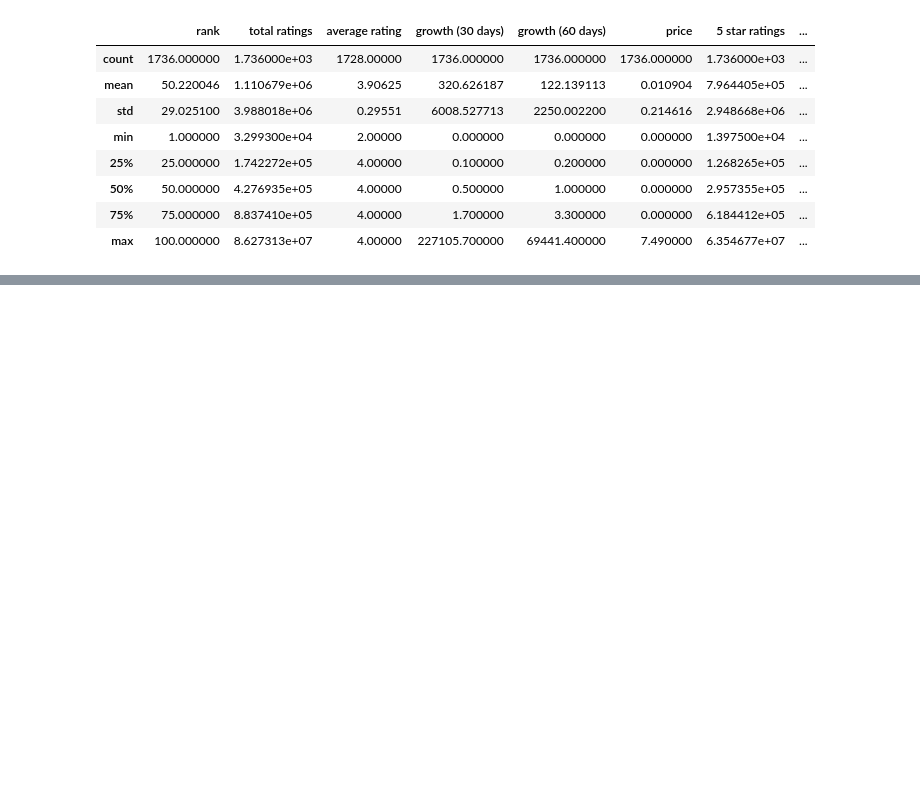
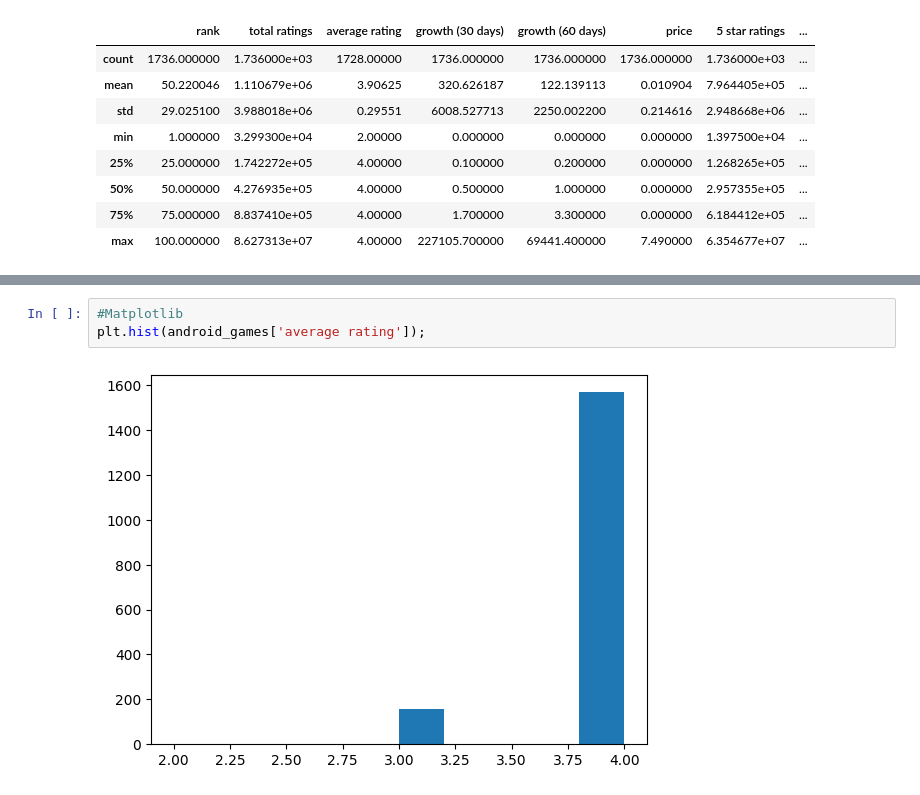
Before and after one commit to jfgesis/Limpieza_de_Datos, a Jupyter notebook: LimpiezaDatos_VideoJuegos.ipynb, the cells around one changed output, grey strips where cells are left out. Cells and saved outputs as stored; diff of their text form; blank space fills up the shorter version.

```diff
--- a/LimpiezaDatos_VideoJuegos.ipynb
+++ b/LimpiezaDatos_VideoJuegos.ipynb
@@ -64,0 +121,5 @@ android_games.describe()
+# %%
+#Matplotlib
+plt.hist(android_games['average rating']);
+# %% [output]
+[figure, added]
```
Also changed, not shown: parts of 10 cells of this notebook.
